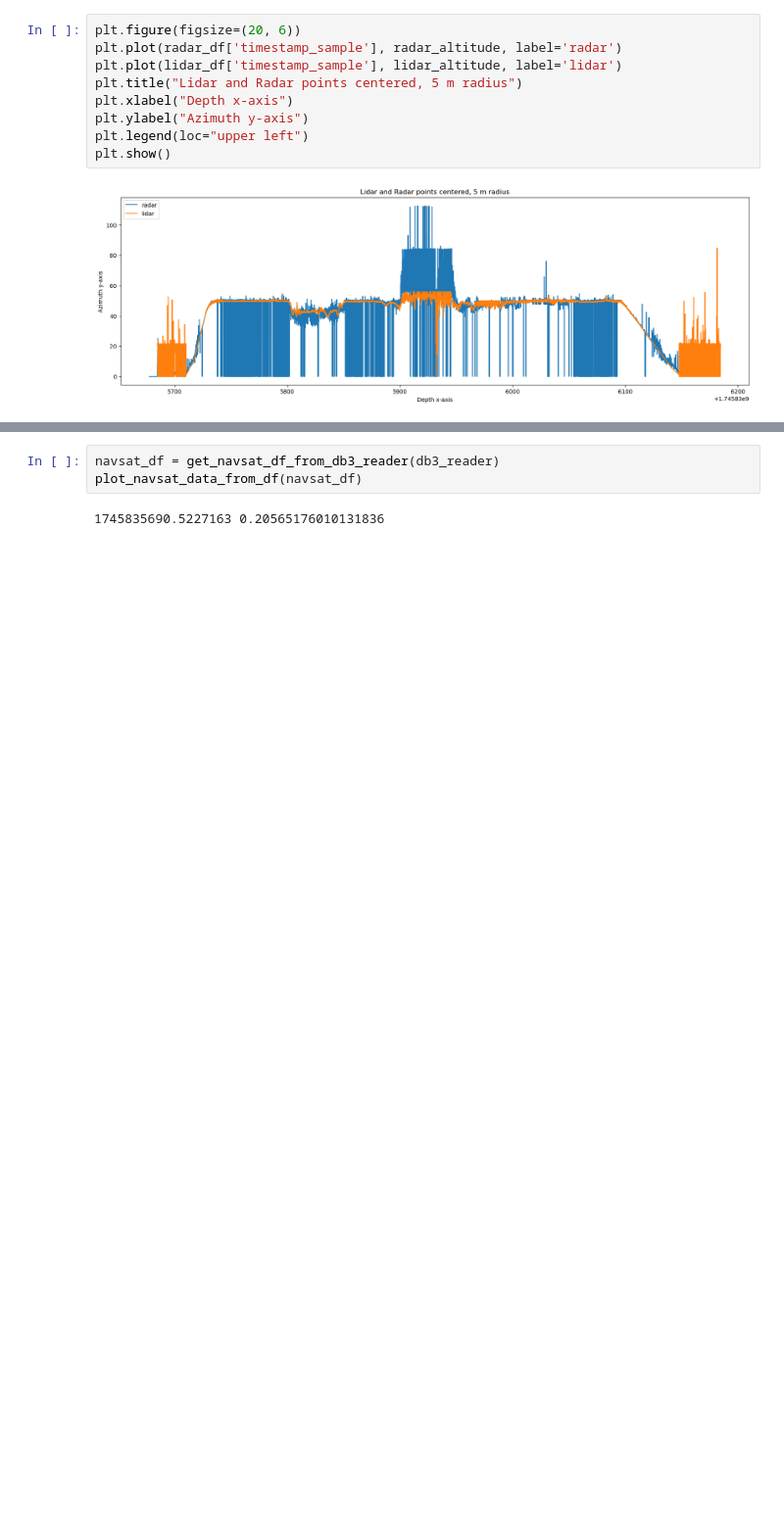
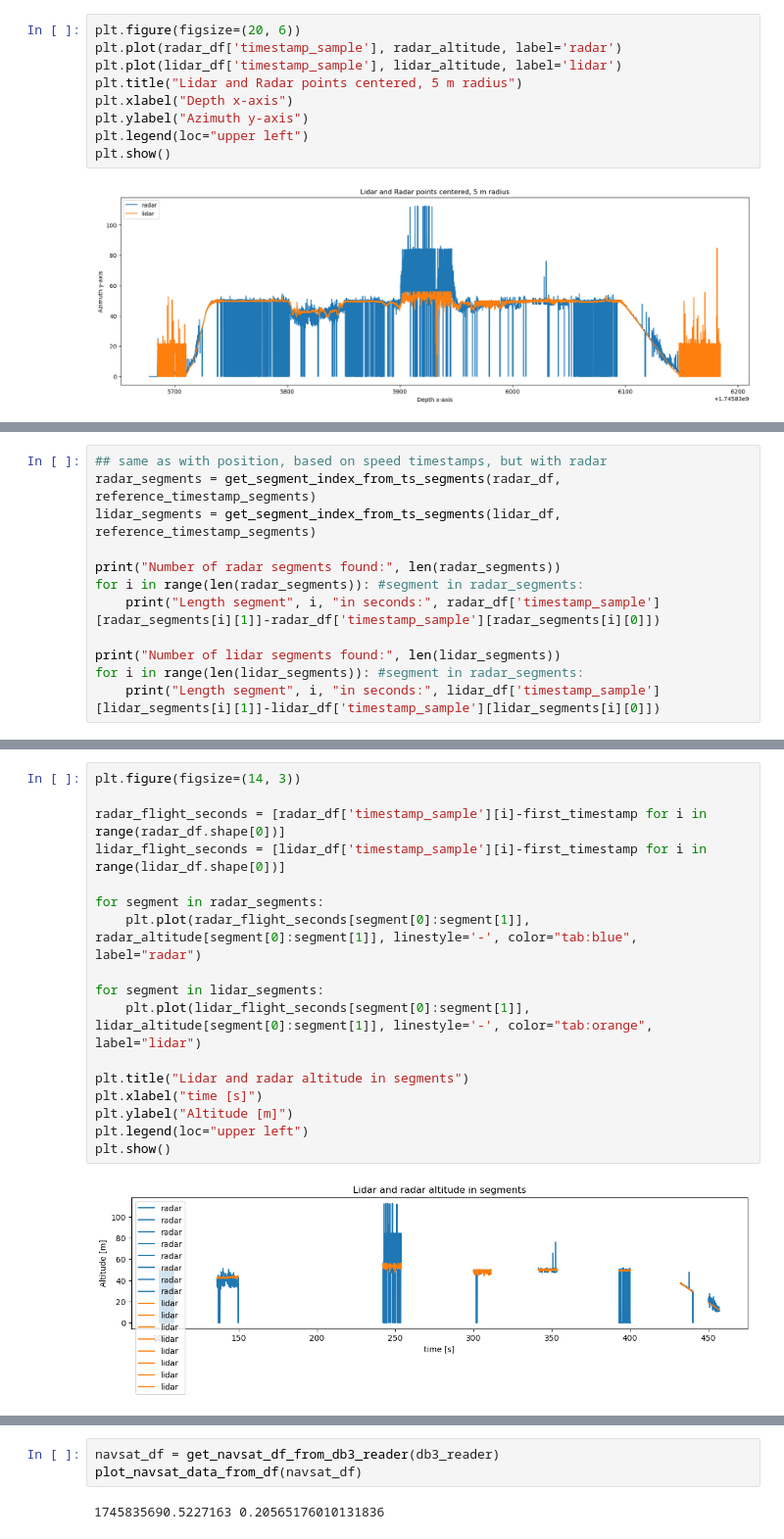
Before and after one commit to jcduenast/ma_data_processing, a Jupyter notebook: 50m1.ipynb, the cells around one changed output, grey strips where cells are left out. Shown at 98% size. Drawn from its saved outputs; the diff is of its cells as text; blank space fills up the shorter version.

```diff
--- a/50m1.ipynb
+++ b/50m1.ipynb
@@ -130,0 +193,12 @@ print(vel_df['timestamp_sample'][0])
+# %%
+## same as with position, based on speed timestamps, but with radar
+radar_segments = get_segment_index_from_ts_segments(radar_df, reference_timestamp_segments)
+lidar_segments = get_segment_index_from_ts_segments(lidar_df, reference_timestamp_segments)
+
+print("Number of radar segments found:", len(radar_segments))
+for i in range(len(radar_segments)): #segment in radar_segments:
+    print("Length segment", i, "in seconds:", radar_df['timestamp_sample'][radar_segments[i][1]]-radar_df['timestamp_sample'][radar_segments[i][0]])
+
+print("Number of lidar segments found:", len(lidar_segments))
+for i in range(len(lidar_segments)): #segment in radar_segments:
+    print("Length segment", i, "in seconds:", lidar_df['timestamp_sample'][lidar_segments[i][1]]-lidar_df['timestamp_sample'][lidar_segments[i][0]])
@@ -130,0 +224,19 @@ print(vel_df['timestamp_sample'][0])
+# %%
+plt.figure(figsize=(14, 3))
+
+radar_flight_seconds = [radar_df['timestamp_sample'][i]-first_timestamp for i in range(radar_df.shape[0])]
+lidar_flight_seconds = [lidar_df['timestamp_sample'][i]-first_timestamp for i in range(lidar_df.shape[0])]
+
+for segment in radar_segments:
+    plt.plot(radar_flight_seconds[segment[0]:segment[1]], radar_altitude[segment[0]:segment[1]], linestyle='-', color="tab:blue", label="radar")
+
+for segment in lidar_segments:
+    plt.plot(lidar_flight_seconds[segment[0]:segment[1]], lidar_altitude[segment[0]:segment[1]], linestyle='-', color="tab:orange", label="lidar")
+
+plt.title("Lidar and radar altitude in segments")
+plt.xlabel("time [s]")
+plt.ylabel("Altitude [m]")
+plt.legend(loc="upper left")
+plt.show()
+# %% [output]
+[figure, added]
```
Also changed, not shown: parts of 15 cells of this notebook, 1 other file.
